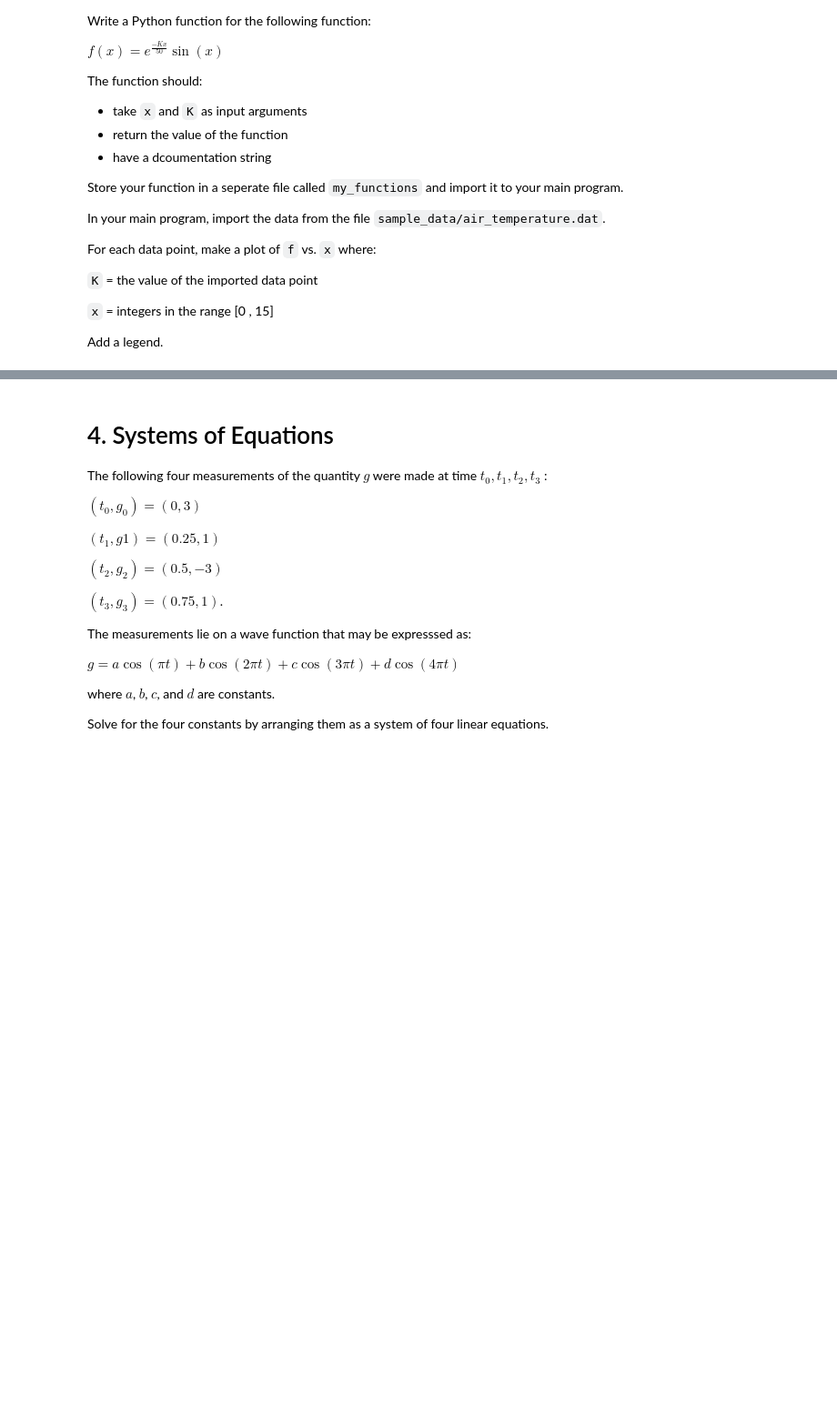
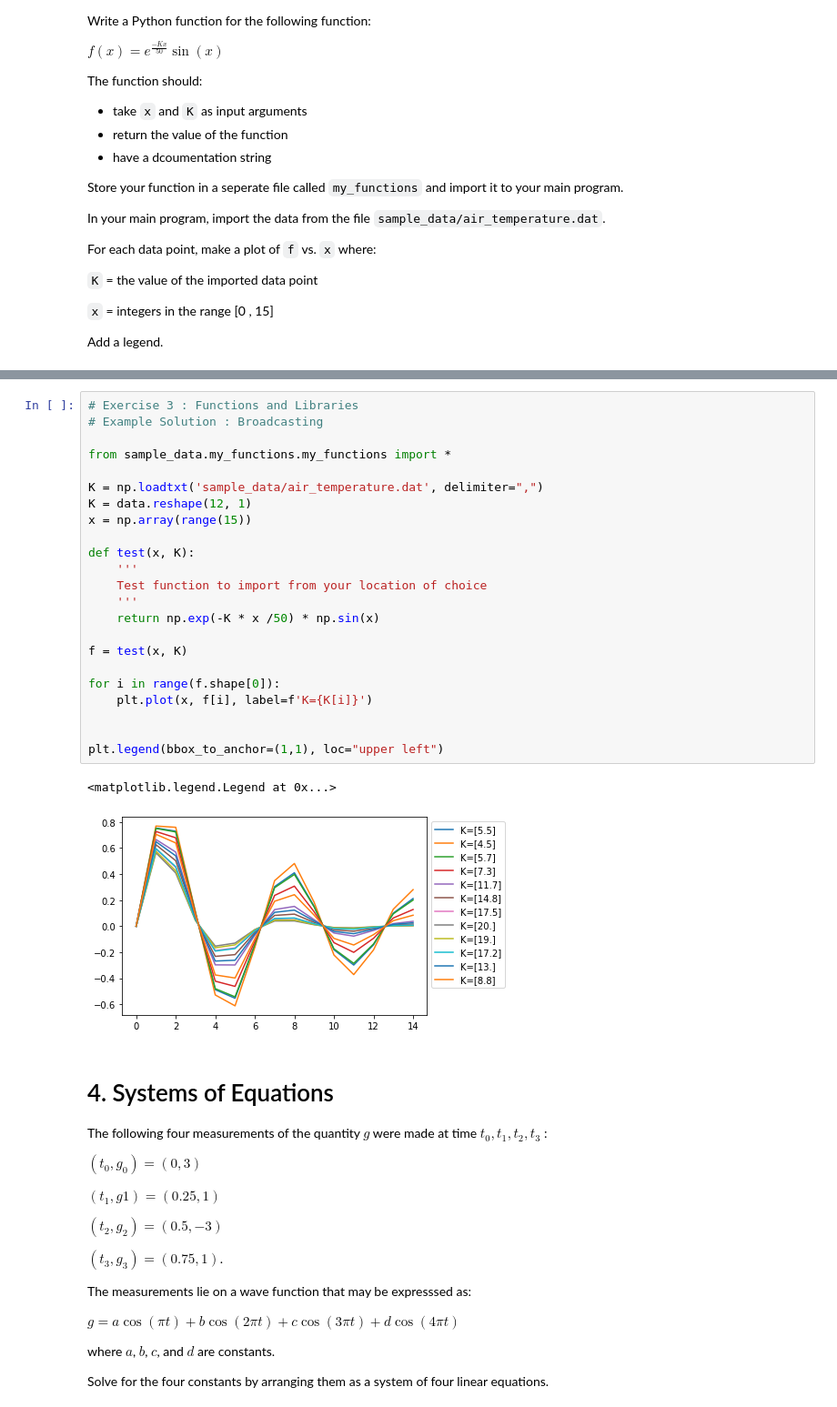
Before and after one commit to hphilamore/ILAS_PyEng2019, a Jupyter notebook: 07_PractiseProblems__ClassMaterial.ipynb, the cells around one changed output, grey strips where cells are left out. Shown at 91% size. Drawn from its saved outputs; the diff is of its cells as text; blank space fills up the shorter version.

```diff
--- a/07_PractiseProblems__ClassMaterial.ipynb
+++ b/07_PractiseProblems__ClassMaterial.ipynb
@@ -194,3 +197,29 @@ plt.legend(bbox_to_anchor=(1,1), loc="upper left")
+# %%
+# Exercise 3 : Functions and Libraries
+# Example Solution : Broadcasting
+
+from sample_data.my_functions.my_functions import *
+
+K = np.loadtxt('sample_data/air_temperature.dat', delimiter=",")
+K = data.reshape(12, 1)
+x = np.array(range(15))
+
+def test(x, K):
+    '''
+    Test function to import from your location of choice
+    '''
+    return np.exp(-K * x /50) * np.sin(x)
+
+f = test(x, K)
+
+for i in range(f.shape[0]):
+    plt.plot(x, f[i], label=f'K={K[i]}')
+
+
+plt.legend(bbox_to_anchor=(1,1), loc="upper left")
+# %% [output]
+<matplotlib.legend.Legend at 0x...>
+[figure, added]
 # %% [markdown]
 # 4. Systems of Equations
 
```
Also changed, not shown: parts of 6 cells of this notebook, 2 other files.
